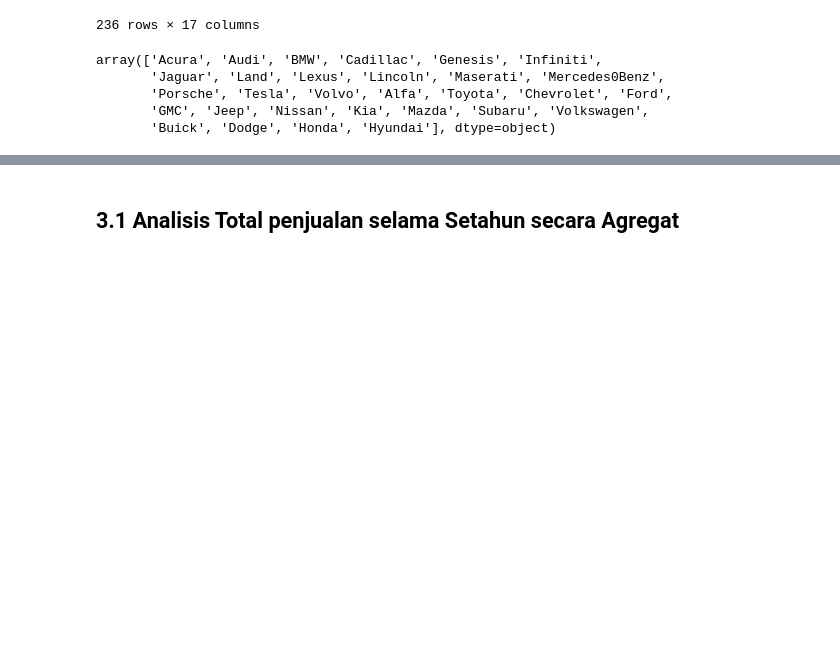
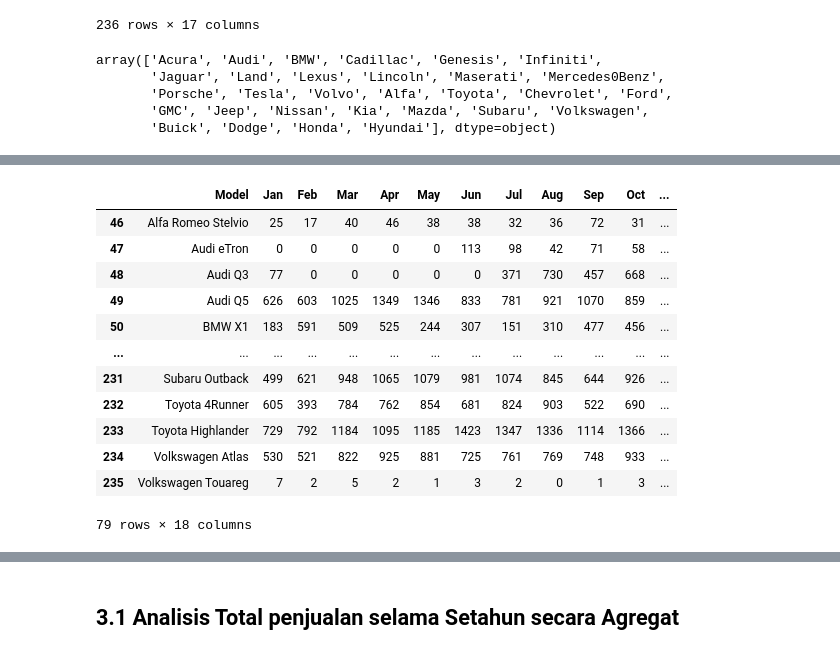
Before and after one commit to dimasfuu/DeltaIndie_dataCourse, a Jupyter notebook: Post Test 4 Februari 2025/Post Test 4 Februari.ipynb, the cells around one changed output, grey strips where cells are left out. Cells and saved outputs as stored; diff of their text form; code cells hidden in the pictures; blank space fills up the shorter version.

```diff
--- a/Post Test 4 Februari 2025/Post Test 4 Februari.ipynb
+++ b/Post Test 4 Februari 2025/Post Test 4 Februari.ipynb
@@ -150,0 +192,17 @@ SyntaxError: invalid syntax. Perhaps you forgot a comma? (2129503206.py, line 2)
+# %%
+data2019 = data1[data1["Year"] == 2019]
+data2019
+# %% [output]
+|  | Model | Jan | Feb | Mar | Apr | May | Jun | Jul | Aug | Sep | Oct | ... |
+| 46 | Alfa Romeo Stelvio | 25 | 17 | 40 | 46 | 38 | 38 | 32 | 36 | 72 | 31 | ... |
+| 47 | Audi eTron | 0 | 0 | 0 | 0 | 0 | 113 | 98 | 42 | 71 | 58 | ... |
+| 48 | Audi Q3 | 77 | 0 | 0 | 0 | 0 | 0 | 371 | 730 | 457 | 668 | ... |
+| 49 | Audi Q5 | 626 | 603 | 1025 | 1349 | 1346 | 833 | 781 | 921 | 1070 | 859 | ... |
+| 50 | BMW X1 | 183 | 591 | 509 | 525 | 244 | 307 | 151 | 310 | 477 | 456 | ... |
+| ... | ... | ... | ... | ... | ... | ... | ... | ... | ... | ... | ... | ... |
+| 231 | Subaru Outback | 499 | 621 | 948 | 1065 | 1079 | 981 | 1074 | 845 | 644 | 926 | ... |
+| 232 | Toyota 4Runner | 605 | 393 | 784 | 762 | 854 | 681 | 824 | 903 | 522 | 690 | ... |
+| 233 | Toyota Highlander | 729 | 792 | 1184 | 1095 | 1185 | 1423 | 1347 | 1336 | 1114 | 1366 | ... |
+| 234 | Volkswagen Atlas | 530 | 521 | 822 | 925 | 881 | 725 | 761 | 769 | 748 | 933 | ... |
+| 235 | Volkswagen Touareg | 7 | 2 | 5 | 2 | 1 | 3 | 2 | 0 | 1 | 3 | ... |
+79 rows × 18 columns
```
Also changed, not shown: parts of 22 cells of this notebook, 1 other file.
